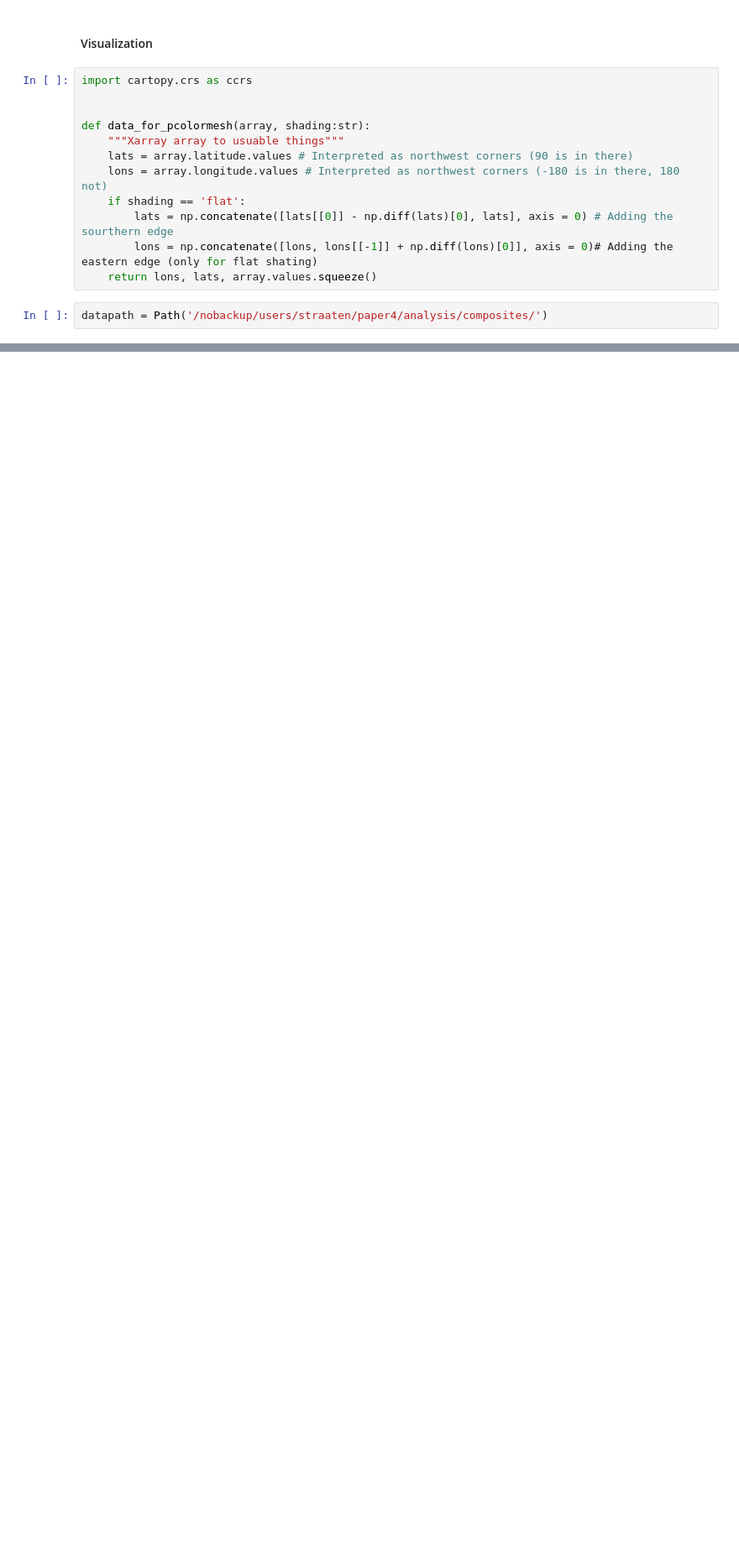
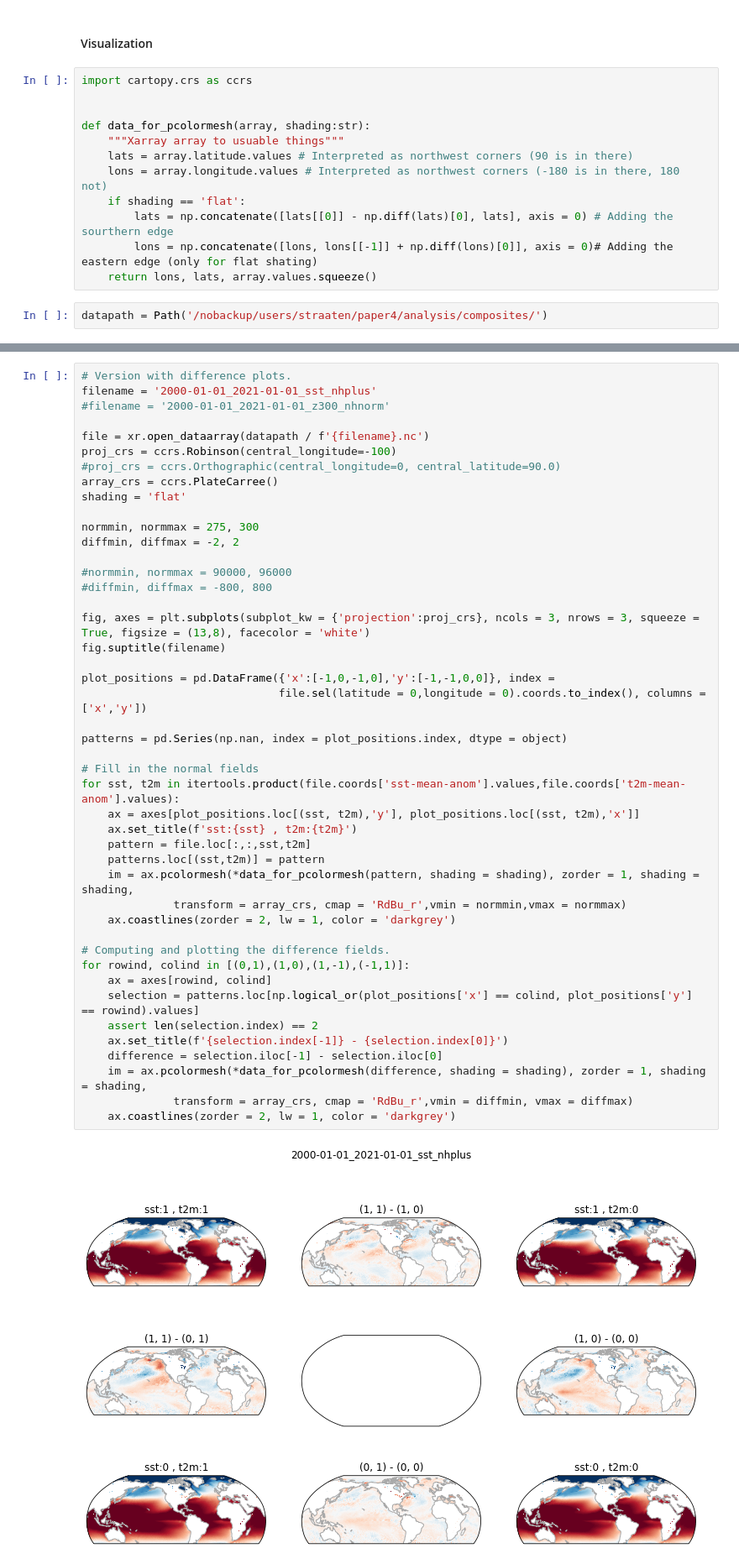
Before and after one commit to chiemvs/telegates, a Jupyter notebook: Explore.ipynb, the cells around one changed output, grey strips where cells are left out. Shown at 84% size. Cells and saved outputs as stored; diff of their text form; blank space fills up the shorter version.

```diff
--- a/Explore.ipynb
+++ b/Explore.ipynb
@@ -1136,0 +1137,47 @@ for sst_y, t2m_x in itertools.product(file.coords['sst-mean-anom'].values,file.c
+# %%
+# Version with difference plots.
+filename = '2000-01-01_2021-01-01_sst_nhplus'
+#filename = '2000-01-01_2021-01-01_z300_nhnorm'
+
+file = xr.open_dataarray(datapath / f'{filename}.nc')
+proj_crs = ccrs.Robinson(central_longitude=-100)
+#proj_crs = ccrs.Orthographic(central_longitude=0, central_latitude=90.0)
+array_crs = ccrs.PlateCarree()
+shading = 'flat'
+
+normmin, normmax = 275, 300
+diffmin, diffmax = -2, 2
+
+#normmin, normmax = 90000, 96000
+#diffmin, diffmax = -800, 800
+
+fig, axes = plt.subplots(subplot_kw = {'projection':proj_crs}, ncols = 3, nrows = 3, squeeze = True, figsize = (13,8), facecolor = 'white')
+fig.suptitle(filename)
+
+plot_positions = pd.DataFrame({'x':[-1,0,-1,0],'y':[-1,-1,0,0]}, index =
+                              file.sel(latitude = 0,longitude = 0).coords.to_index(), columns = ['x','y'])
+
+patterns = pd.Series(np.nan, index = plot_positions.index, dtype = object)
+
+# Fill in the normal fields
+for sst, t2m in itertools.product(file.coords['sst-mean-anom'].values,file.coords['t2m-mean-anom'].values):
+    ax = axes[plot_positions.loc[(sst, t2m),'y'], plot_positions.loc[(sst, t2m),'x']]
+    ax.set_title(f'sst:{sst} , t2m:{t2m}')
+    pattern = file.loc[:,:,sst,t2m]
+    patterns.loc[(sst,t2m)] = pattern
+    im = ax.pcolormesh(*data_for_pcolormesh(pattern, shading = shading), zorder = 1, shading = shading,
+              transform = array_crs, cmap = 'RdBu_r',vmin = normmin,vmax = normmax)
+    ax.coastlines(zorder = 2, lw = 1, color = 'darkgrey')
+
+# Computing and plotting the difference fields.
+for rowind, colind in [(0,1),(1,0),(1,-1),(-1,1)]:
+    ax = axes[rowind, colind]
+    selection = patterns.loc[np.logical_or(plot_positions['x'] == colind, plot_positions['y'] == rowind).values]
+    assert len(selection.index) == 2
+    ax.set_title(f'{selection.index[-1]} - {selection.index[0]}')
+    difference = selection.iloc[-1] - selection.iloc[0]
+    im = ax.pcolormesh(*data_for_pcolormesh(difference, shading = shading), zorder = 1, shading = shading,
+              transform = array_crs, cmap = 'RdBu_r',vmin = diffmin, vmax = diffmax)
+    ax.coastlines(zorder = 2, lw = 1, color = 'darkgrey')
+# %% [output]
+[figure, added]
```
Also changed, not shown: parts of 1 cell of this notebook.
